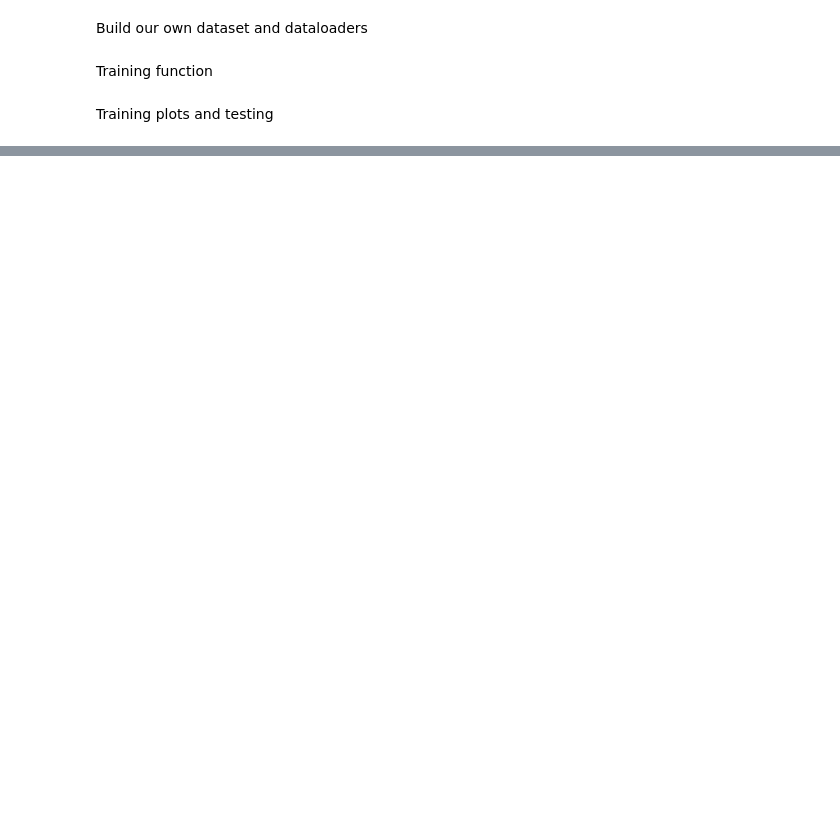
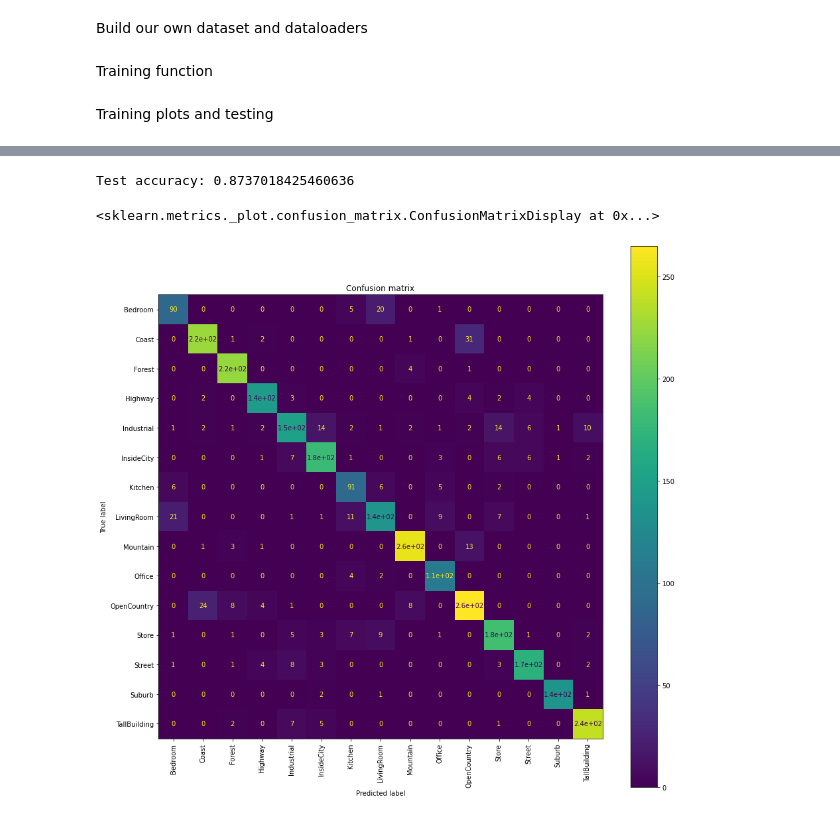
Before and after one commit to ClaudiaD97/CV_project, a Jupyter notebook: complete_code.ipynb, the cells around one changed output, grey strips where cells are left out. Saved outputs shown, nothing was run; the diff lists cells and outputs as text; code cells hidden in the pictures; blank space fills up the shorter version.

```diff
--- a/complete_code.ipynb
+++ b/complete_code.ipynb
@@ -189,0 +425,4 @@ Training plots and testing
+# %%
+alexnet.load_state_dict(trained_net)
+true_class, predicted_class = testing(alexnet,testLoader)
+test_results(true_class,predicted_class)
@@ -189,0 +658,5 @@ Training plots and testing
+# %%
+# take alexnet as feature extractor
+net = feature_extractor()
+# load the whole data applying transformation and extracting features
+trainX, trainY = load_images(trainPath,classes,preprocessing,net)
@@ -189,0 +679,7 @@ Training plots and testing
+# %%
+# working with 15 classes
+c = [i for i in range(1,16)]
+# train all svm
+solutions, sv_number = train_all_SVM(c,trainX,linear_kernel)
+# build dag
+dag = build_dag(c,sv_number)
@@ -189,0 +750,16 @@ Training plots and testing
+# %%
+corr_class = [p[i]==t[i] for i in range(len(p))]
+acc = sum(corr_class)/len(corr_class)
+print('Test accuracy:',acc)
+
+conf_matrix = confusion_matrix(t, p)
+names = [classes[i] for i in range(1,16)]
+disp = ConfusionMatrixDisplay(conf_matrix, names)
+
+fig, ax = subplots(figsize=(15,15))
+ax.title.set_text('Confusion matrix')
+disp.plot(xticks_rotation='vertical',ax=ax)
+# %% [output]
+Test accuracy: 0.8737018425460636
+<sklearn.metrics._plot.confusion_matrix.ConfusionMatrixDisplay at 0x...>
+[figure, added]
```
Also changed, not shown: parts of 31 cells of this notebook.
